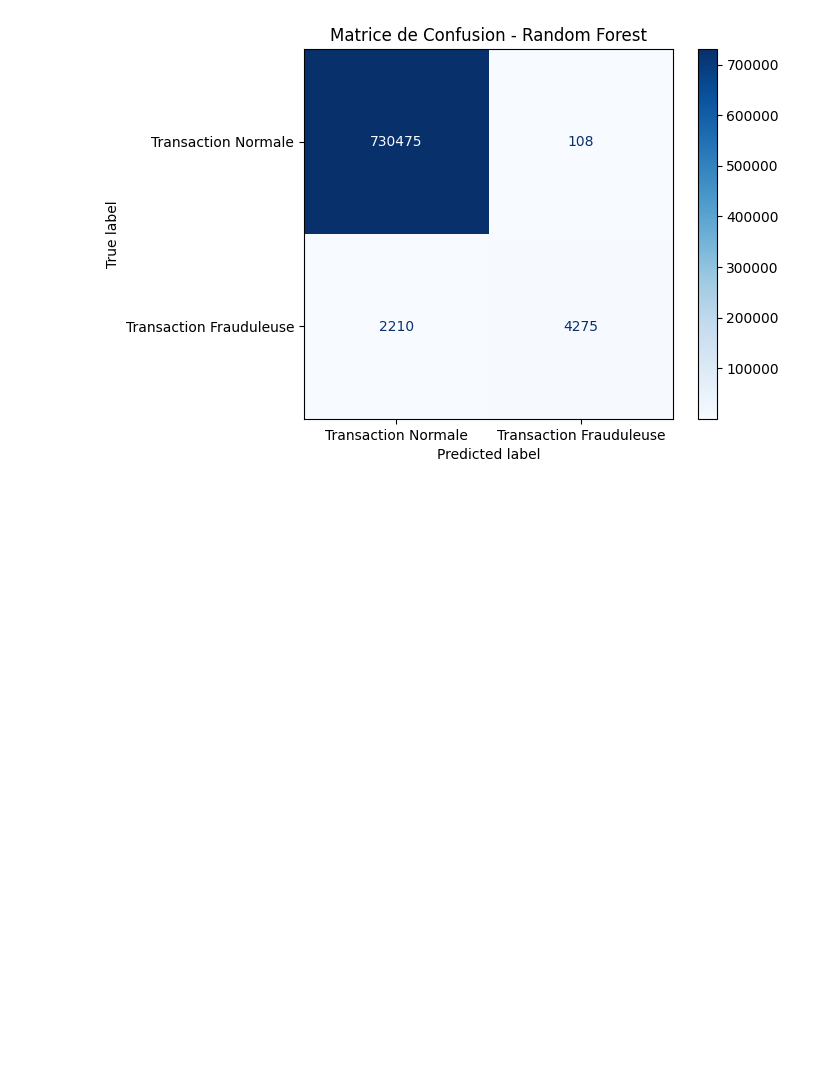
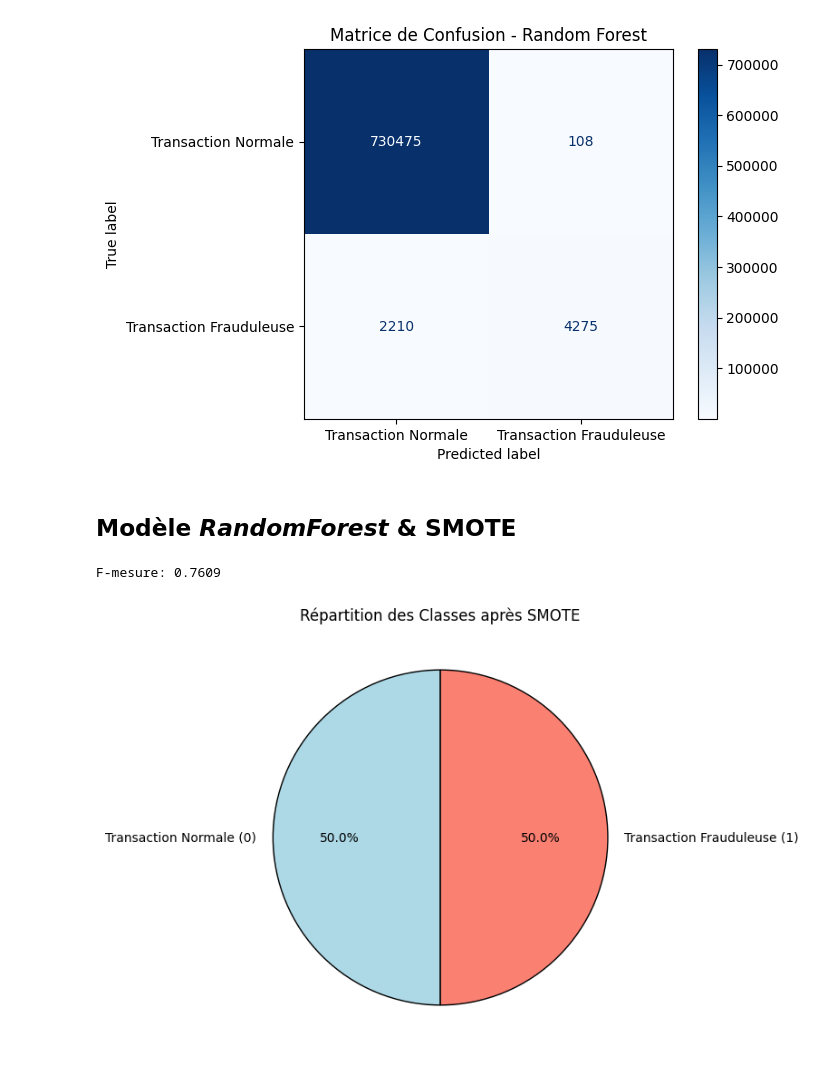
Before and after one commit to Mehdimakoul/ML_2025, a Jupyter notebook: Projet_ML_2025_.ipynb, the cells around one changed output. Cells and saved outputs as stored; diff of their text form; code cells hidden in the pictures; blank space fills up the shorter version.

```diff
--- a/Projet_ML_2025_.ipynb
+++ b/Projet_ML_2025_.ipynb
@@ -204,12 +230,10 @@ test_data = data[(data['DateTransaction'] >= '2017-09-01') &
 # %% [markdown]
 Séparer les variables descriptives (X) et la variable cible (y)
 # %%
-X_train = train_data[['CodeDecision', 'VerifianceCPT2', 'VerifianceCPT3', 'D2CB', 'ScoringFP2', 'ScoringFP3',
-                      'TauxImpNb_RB', 'CA3TRetMtt', 'CA3TR']]
+features = ['CodeDecision', 'VerifianceCPT2', 'VerifianceCPT3', 'D2CB', 'ScoringFP2', 'ScoringFP3', 'TauxImpNb_RB', 'CA3TRetMtt', 'CA3TR']
+X_train = train_data[features]
 y_train = train_data['FlagImpaye']
-
-X_test = test_data[['CodeDecision', 'VerifianceCPT2', 'VerifianceCPT3', 'D2CB', 'ScoringFP2', 'ScoringFP3',
-                    'TauxImpNb_RB', 'CA3TRetMtt', 'CA3TR']]
+X_test = test_data[features]
 y_test = test_data['FlagImpaye']
 # %% [markdown]
 ## Modèle Random Forest
@@ -257,3 +281,6 @@ plt.title("Matrice de Confusion - Random Forest")
 plt.show()
 # %% [output]
 [figure]
+# %% [markdown]
+
+## Modèle *RandomForest* & SMOTE
@@ -259,0 +299,41 @@ plt.show()
+# %%
+from sklearn.metrics import f1_score
+from sklearn.ensemble import RandomForestClassifier
+from imblearn.over_sampling import SMOTE
+from sklearn.model_selection import train_test_split
+
+# Appliquer la méthode SMOTE pour équilibrer les classes
+smote = SMOTE(random_state=42)
+X_train_res, y_train_res = smote.fit_resample(X_train, y_train)
+
+# Initialiser le modèle Random Forest
+rf_model = RandomForestClassifier(random_state=42)
+
+# Entraîner le modèle sur les données rééquilibrées
+rf_model.fit(X_train_res, y_train_res)
+
+# Prédire sur l'ensemble de test
+y_pred = rf_model.predict(X_test)
+
+# Calculer la F-mesure
+f1 = f1_score(y_test, y_pred)
+print(f'F-mesure: {f1:.4f}')
+# %% [output]
+F-mesure: 0.7609
+# %%
+from collections import Counter
+import matplotlib.pyplot as plt
+
+# Appliquer SMOTE
+# Compter la répartition des classes après SMOTEENN
+class_counts = Counter(y_train_res)
+labels = ['Transaction Normale (0)', 'Transaction Frauduleuse (1)']
+sizes = [class_counts[0], class_counts[1]]
+
+# Création du graphique camembert
+plt.figure(figsize=(6, 6))
+plt.pie(sizes, labels=labels, autopct='%1.1f%%', colors=['lightblue', 'salmon'], startangle=90, wedgeprops={'edgecolor': 'black'})
+plt.title("Répartition des Classes après SMOTE")
+plt.show()
+# %% [output]
+[figure, added]
```
Also changed, not shown: parts of 35 cells of this notebook.
